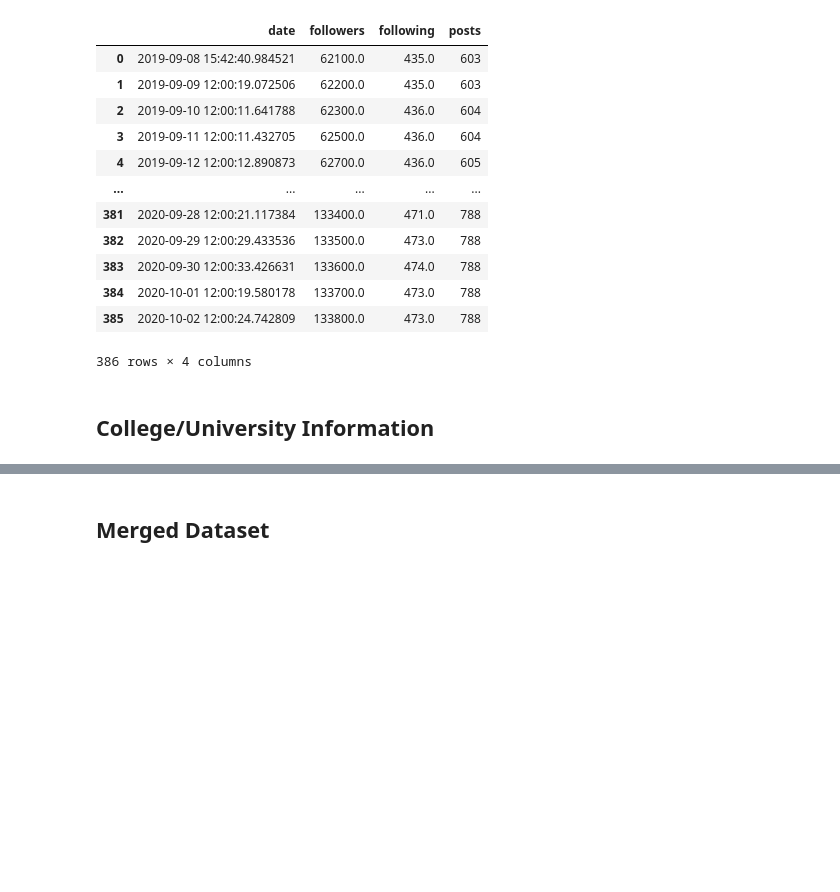
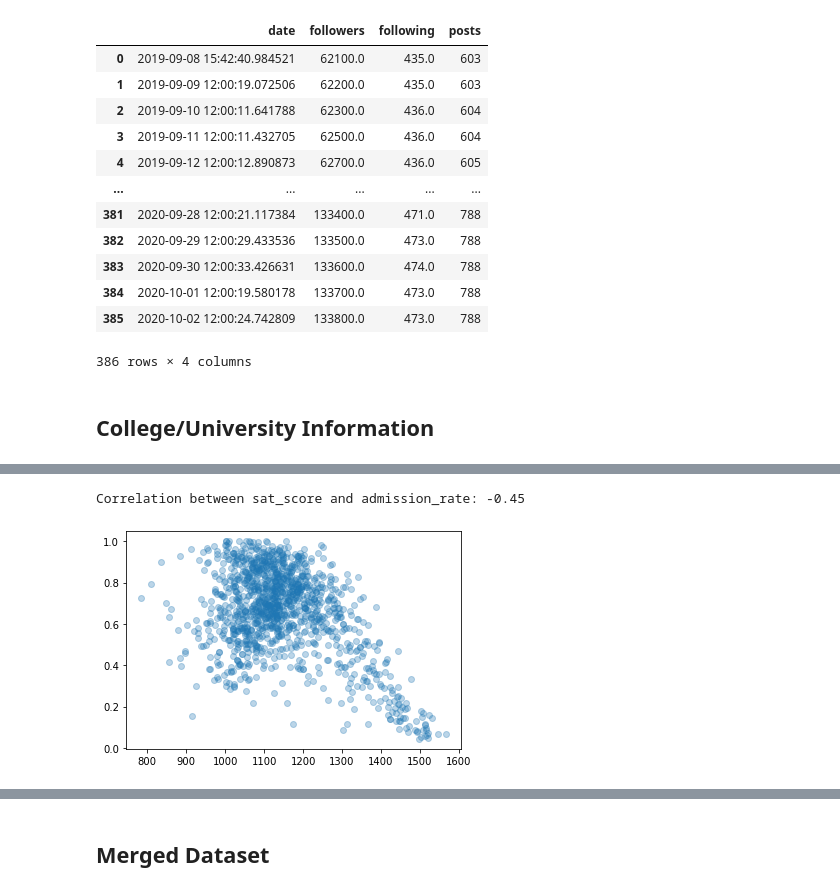
Before and after one commit to benjamin-shen/instagram-collegeuniversity-data, a Jupyter notebook: p2/phase2-exploration.ipynb, the cells around one changed output, grey strips where cells are left out. Drawn from its saved outputs; the diff is of its cells as text; code cells hidden in the pictures; blank space fills up the shorter version.

```diff
--- a/p2/phase2-exploration.ipynb
+++ b/p2/phase2-exploration.ipynb
@@ -150,0 +206,5 @@ instagram_df["johnshopkinsu"]
+# %%
+plotCorrelation(scorecard, "sat_score", "admission_rate")
+# %% [output]
+Correlation between sat_score and admission_rate: -0.45
+[figure, added]
```
Also changed, not shown: parts of 37 cells of this notebook, 1 other file.
